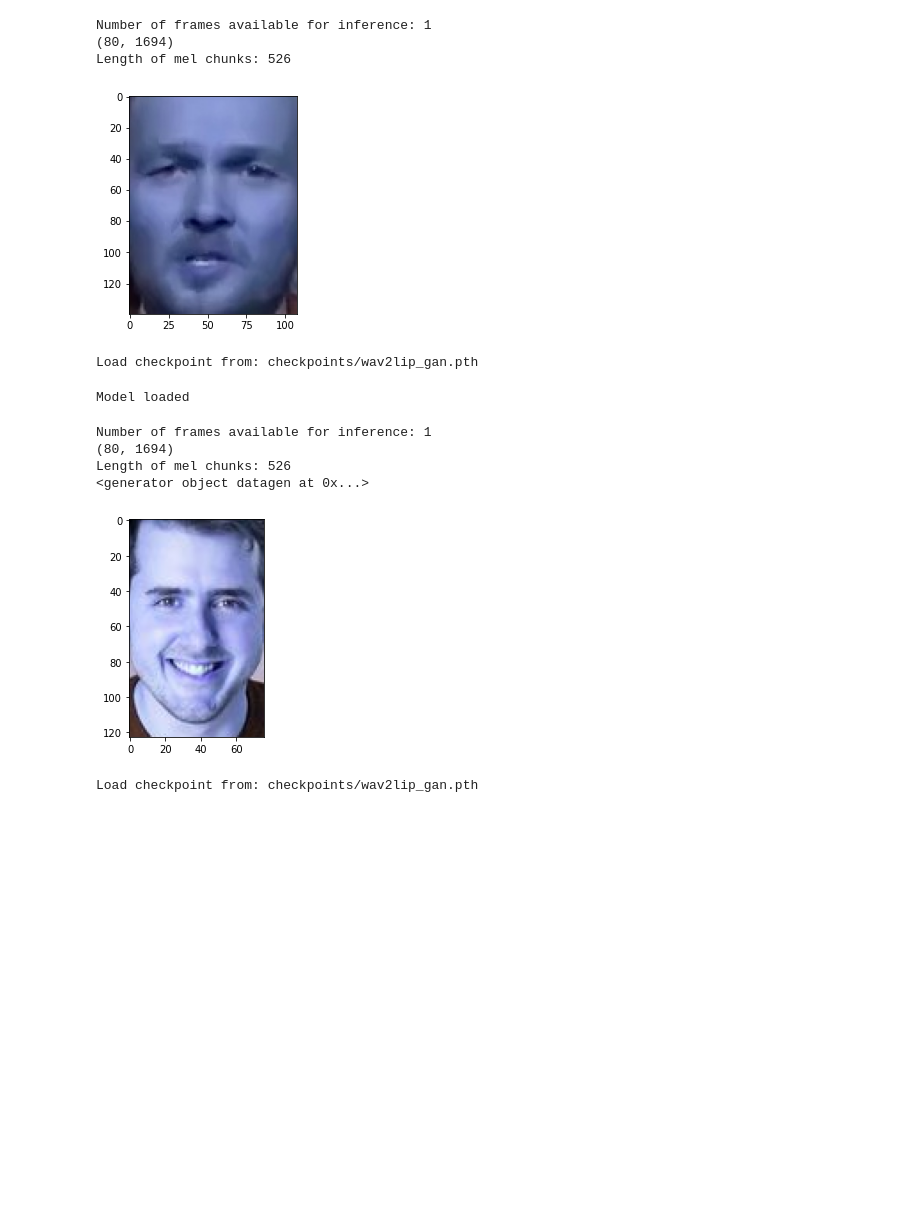
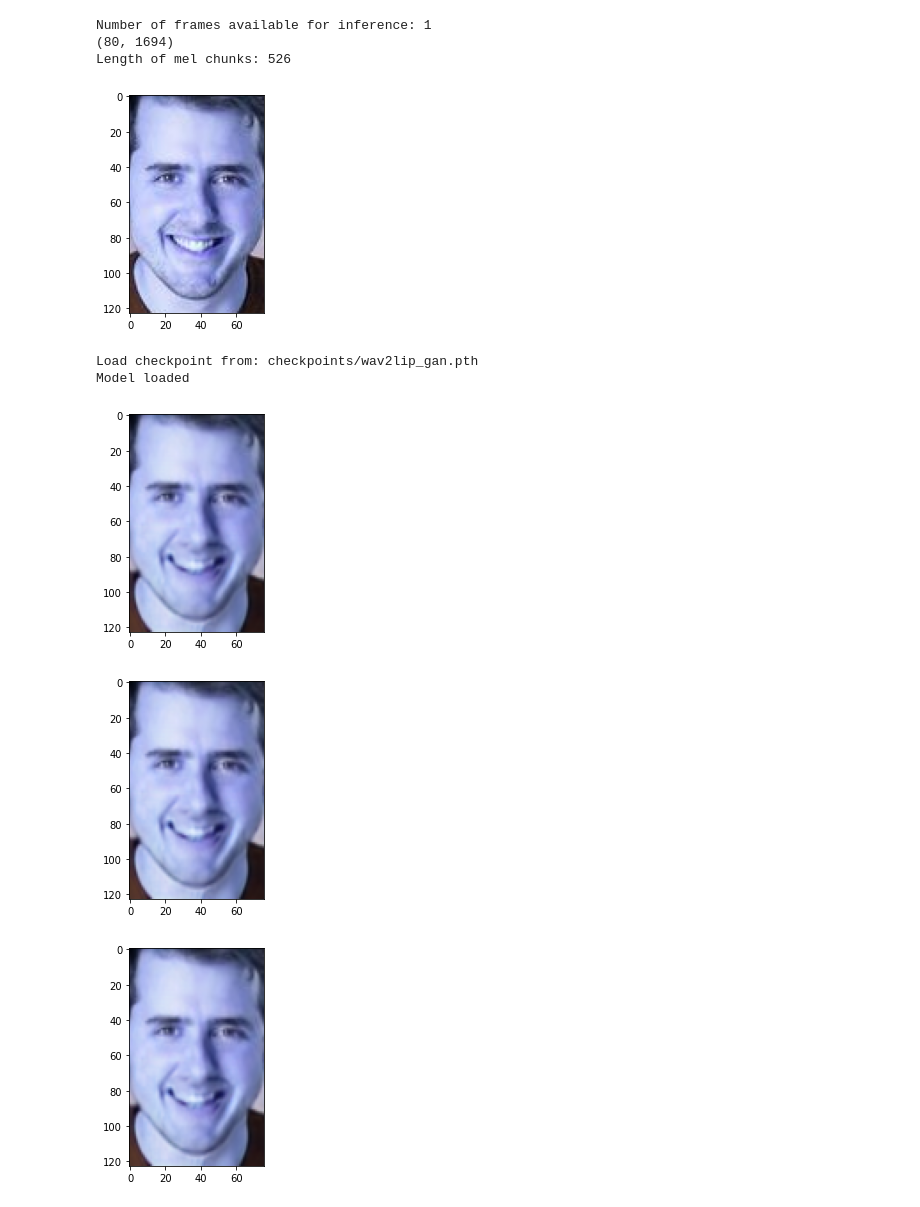
Before and after one commit to YoriVerbist/Wav2Lip, a Jupyter notebook: Test Face Detection.ipynb, the cells around one changed output. Drawn from its saved outputs; the diff is of its cells as text; code cells hidden in the pictures; blank space fills up the shorter version.

```diff
--- a/Test Face Detection.ipynb
+++ b/Test Face Detection.ipynb
@@ -228,21 +236,15 @@ def main(face, audiof, resize_factor=0):
 # %%
 mel_step_size = 16
 device = 'cuda' if torch.cuda.is_available() else 'cpu'
-# %%
-main('filelists/0/0001/0.jpg', './speech.wav')
-# %% [output]
-Number of frames available for inference: 1
-(80, 1694)
-Length of mel chunks: 526
-[figure]
-Load checkpoint from: checkpoints/wav2lip_gan.pth
-Model loaded
 # %%
-main('Deevid.jpeg', './speech.wav')
+main('data/Deevid.jpg', 'data/speech.wav')
 # %% [output]
 Number of frames available for inference: 1
 (80, 1694)
 Length of mel chunks: 526
-<generator object datagen at 0x...>
 [figure]
 Load checkpoint from: checkpoints/wav2lip_gan.pth
+Model loaded
+[figure, added]
+[figure, added]
+[figure, added]
```
Also changed, not shown: parts of 7 cells of this notebook, 5 other files.
